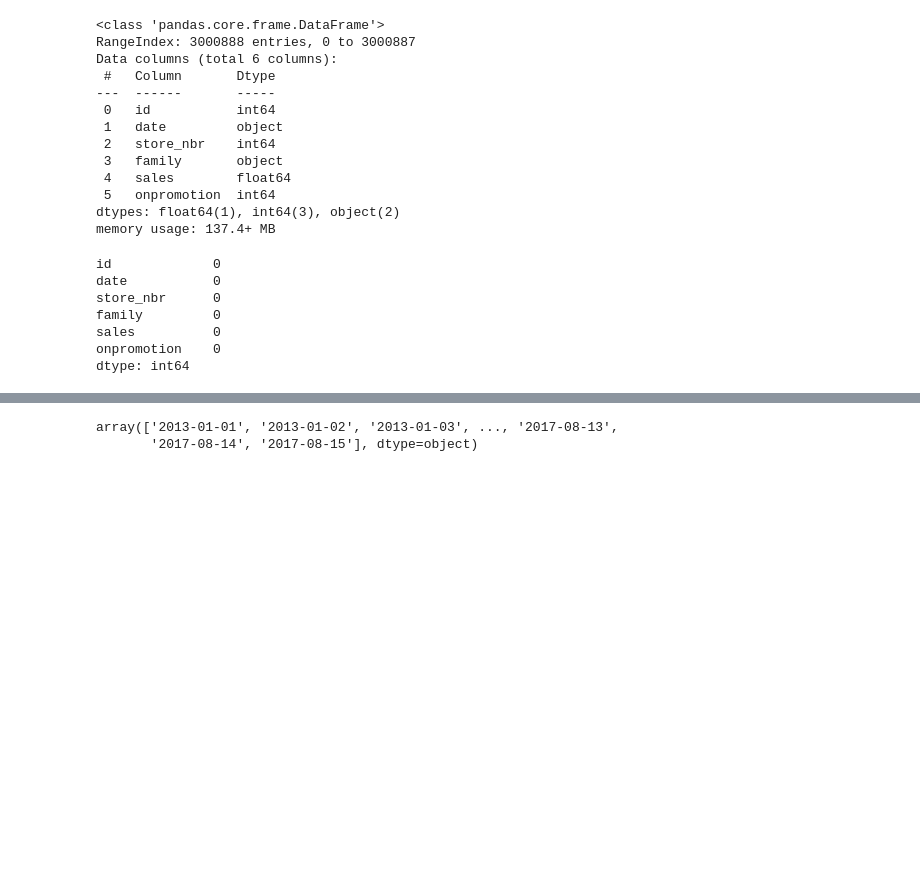
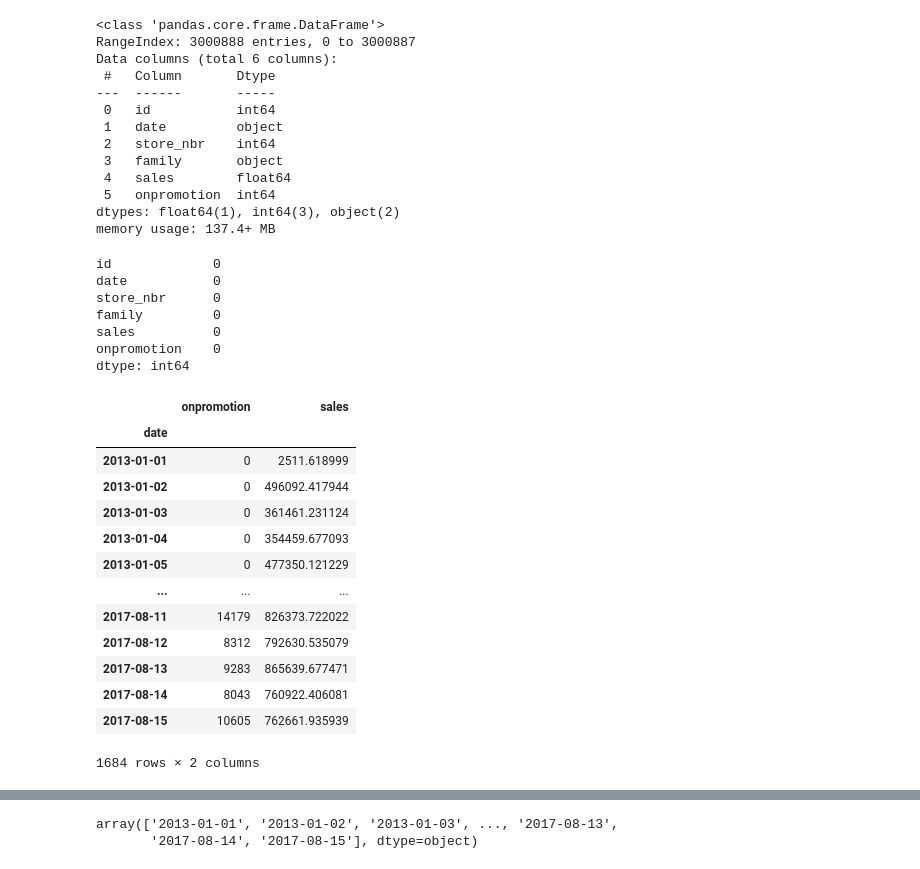
Before and after one commit to kwonowk/store-sales-forecast_kaggle, a Jupyter notebook: forecast.ipynb, the cells around one changed output, grey strips where cells are left out. Saved outputs shown, nothing was run; the diff lists cells and outputs as text; code cells hidden in the pictures; blank space fills up the shorter version.

```diff
--- a/forecast.ipynb
+++ b/forecast.ipynb
@@ -41,3 +41,20 @@ family         0
 sales          0
 onpromotion    0
 dtype: int64
+# %%
+sales_group
+# %% [output]
+|  | onpromotion | sales |
+| date |  |  |
+| 2013-01-01 | 0 | 2511.618999 |
+| 2013-01-02 | 0 | 496092.417944 |
+| 2013-01-03 | 0 | 361461.231124 |
+| 2013-01-04 | 0 | 354459.677093 |
+| 2013-01-05 | 0 | 477350.121229 |
+| ... | ... | ... |
+| 2017-08-11 | 14179 | 826373.722022 |
+| 2017-08-12 | 8312 | 792630.535079 |
+| 2017-08-13 | 9283 | 865639.677471 |
+| 2017-08-14 | 8043 | 760922.406081 |
+| 2017-08-15 | 10605 | 762661.935939 |
+1684 rows × 2 columns
```
Also changed, not shown: parts of 4 cells of this notebook.
